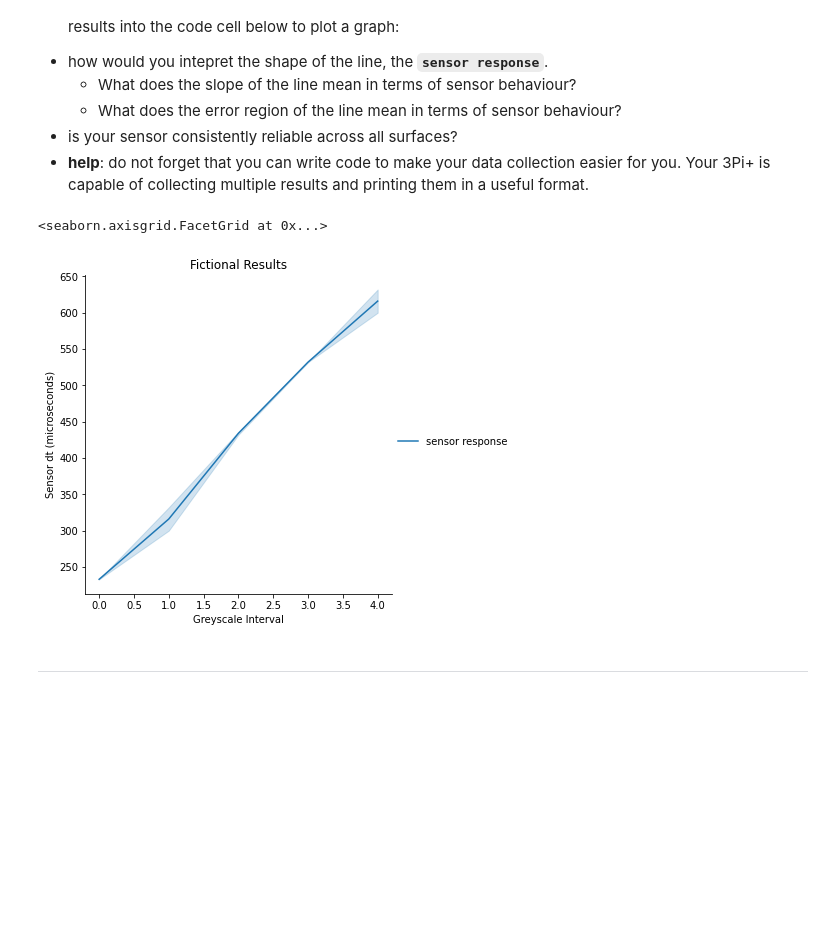
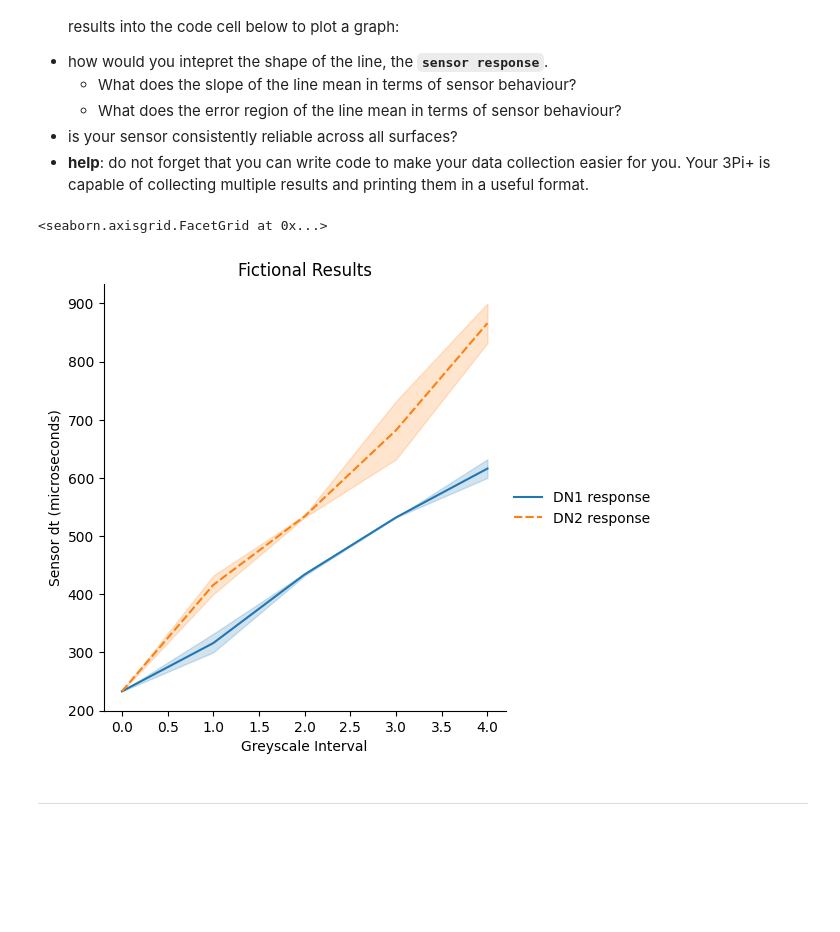
Before and after one commit to paulodowd/EMATM0054_53_23-24, a Jupyter notebook: Labsheets/Core/L3_LineSensors.ipynb, the cells around one changed output. Saved outputs shown, nothing was run; the diff lists cells and outputs as text; code cells hidden in the pictures; blank space fills up the shorter version.

```diff
--- a/Labsheets/Core/L3_LineSensors.ipynb
+++ b/Labsheets/Core/L3_LineSensors.ipynb
@@ -391,37 +397,51 @@ import seaborn as sns
 # library to do this for us.  Import pandas:
 import pandas as pd
 
 # Add your measurements into the array
 # like the following.
 # This allows multiple data entries per
 # point on the x axis.
 # Columns as:
 # [ <interval>, <measurement> ]
-results = np.array(
+results_dn1 = np.array(
 [ [0, 233],
   [0, 233],
   [1, 300],
   [1, 332],
   [2, 436],
   [2, 432],
   [3, 532],
   [3, 532],
   [4, 632],
   [4, 600] ] )
 
 # Reformat the data using pandas
-results = {"sensor response": pd.Series(results[:,1], index=results[:,0]) }
+results_dn1 = {"DN1 response": pd.Series(results_dn1[:,1], index=results_dn1[:,0]) }
+dataframe = pd.DataFrame( results_dn1 );
 
-dataframe = pd.DataFrame( results );
+results_dn2 = np.array(
+[ [0, 233],
+  [0, 233],
+  [1, 400],
+  [1, 432],
+  [2, 536],
+  [2, 532],
+  [3, 632],
+  [3, 732],
+  [4, 832],
+  [4, 900] ] )
 
+# Reformat the data using pandas
+results_dn2 = {"DN2 response": pd.Series(results_dn2[:,1], index=results_dn2[:,0]) }
+dataframe = dataframe.append( pd.DataFrame( results_dn2 ) );
 
 # We can now plot both datasets at the same time.
 # Note, data=combined!
 plot = sns.relplot(data=dataframe, kind="line")
 plot.set(xlabel ="Greyscale Interval", ylabel = "Sensor dt (microseconds)", title ='Fictional Results')
 # %% [output]
 <seaborn.axisgrid.FacetGrid at 0x...>
-[figure, old version]
+[figure, new version]
 # %% [markdown]
 <hr><br><br><br><br>
 # %% [markdown]
```
Also changed, not shown: parts of 2 cells of this notebook.
